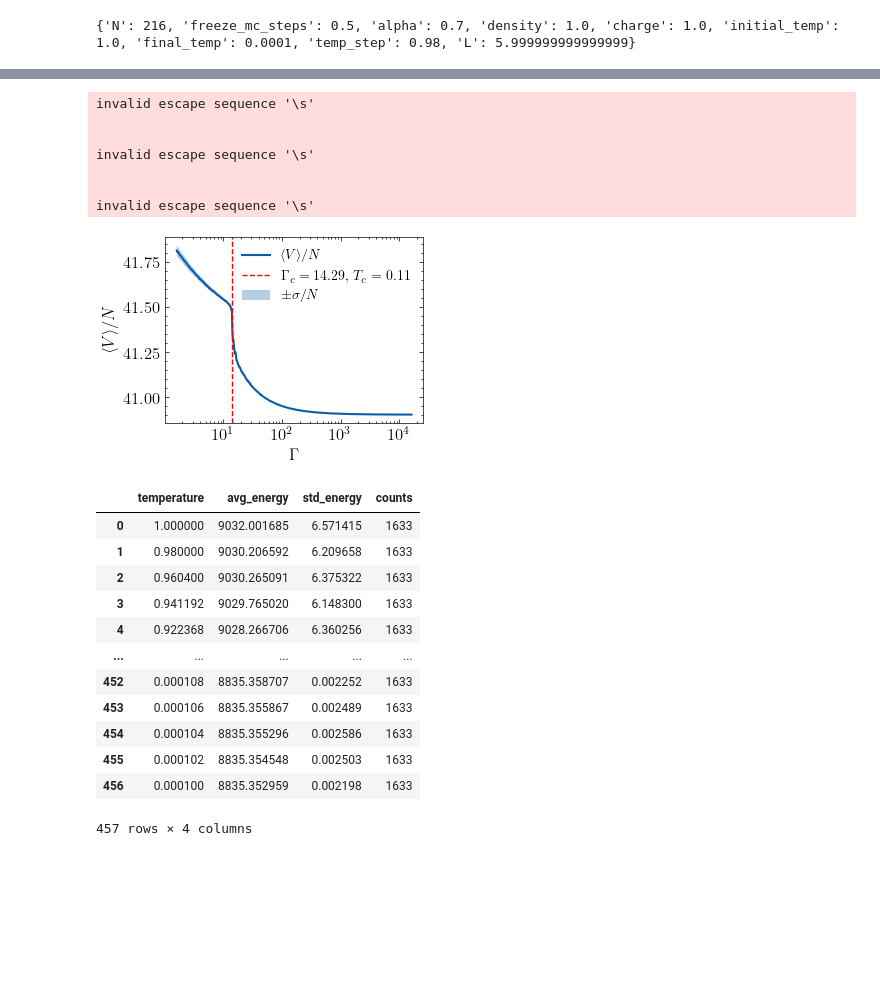
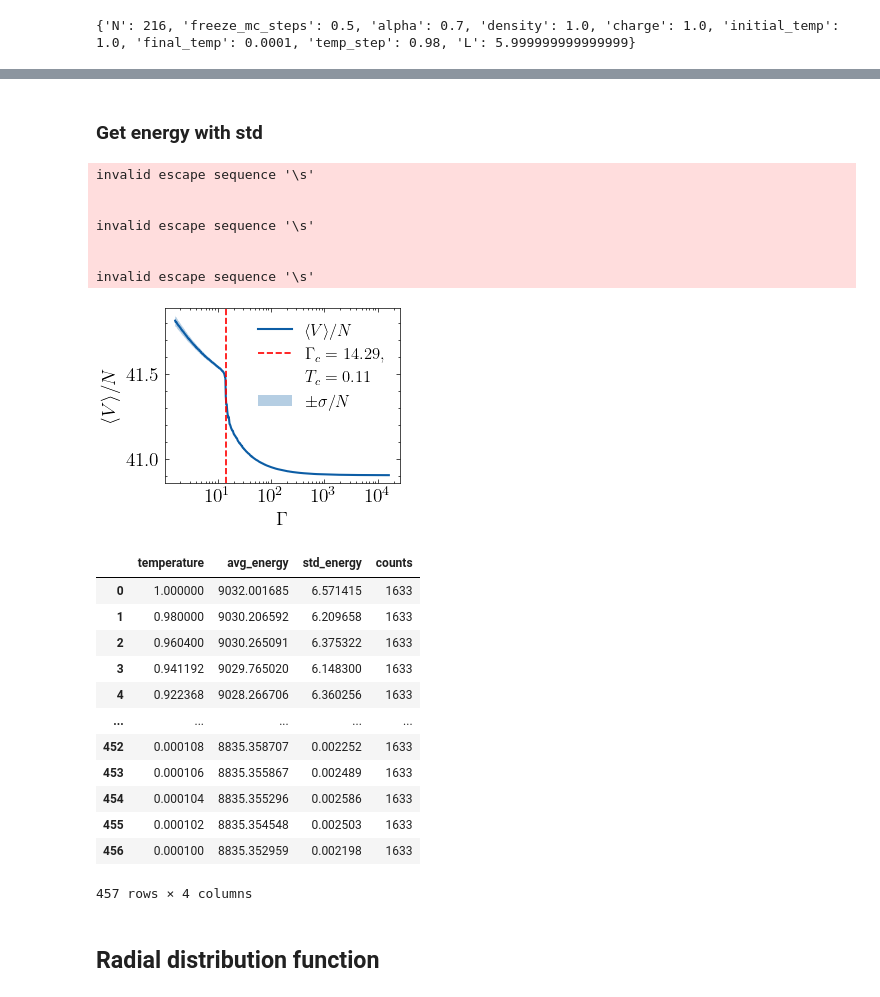
Before and after one commit to haxmxah/wigner_crystal_phase_transition, a Jupyter notebook: results_visualization.ipynb, the cells around one changed output, grey strips where cells are left out. Drawn from its saved outputs; the diff is of its cells as text; code cells hidden in the pictures; blank space fills up the shorter version.

```diff
--- a/results_visualization.ipynb
+++ b/results_visualization.ipynb
@@ -35,7 +35,7 @@ plt.rcParams.update({
     "font.family": "STIXGeneral"
 })
 
-plt.rcParams.update({'font.size': 12, 'legend.fontsize': 10,})
+plt.rcParams.update({'font.size': 14, 'legend.fontsize': 12,})
 # %%
 # plt.rcParams['figure.figsize'] = (6, 4)
 # plt.rcParams['figure.dpi'] = 100
@@ -191,10 +202,12 @@ def get_energy_cv_gamma_evolution_vs_temperature(simulation_path, parameters):
 
     # Cv vs. Gamma
     T = T
-    plt.figure()
-    plt.axvline(gamma_val, linestyle='--', linewidth= 1, color='red', label=rf"$\Gamma_c ={gamma_val:.2f}$, $T_c = {Tc_val:.2f}$")
+    plt.figure(figsize=(3.5, 2.625))
+    plt.axvline(gamma_val, linestyle='--', linewidth= 1, color='red', label=rf"$\Gamma_c ={gamma_val:.2f},$")
+    plt.plot([], [], ' ', label=rf'$T_c = {Tc_val:.2f}$')
+
     plt.axhline(3, linestyle='-.', linewidth= 1, color='grey', label = rf"$C_v = 3K_BN$")
-    plt.plot(gamma(rho, T), df['cv']/N)
+    plt.plot(gamma(rho, T), df['cv']/N, color='tab:blue')
 
     plt.xlabel(r'$\Gamma$')
     plt.ylabel(r' $C_v/K_BN$')
@@ -244,3 +257,5 @@ Results saved in: output/n216_density1.00_t1.0-0.0001-0.98/simulation_results.cs
+# %% [markdown]
+### **Get energy with std**
 # %%
 import pandas as pd
 import numpy as np
@@ -281,40 +296,47 @@ def get_detailed_energy_stats(simulation_path, df_results, parameters, discard_f
 
     stats_df = pd.DataFrame(results)
 
-    plt.figure()
+    plt.figure(figsize=(3.5, 2.625))
     T = stats_df['temperature']
     g = gamma(rho, T)
     E = stats_df['avg_energy'] / N
     err = stats_df['std_energy'] / N
 
     g_c = df_results['gamma'].values[0]
     T_c = df_results['Tc'].values[0]
 
     plt.plot(g, E, '-', linewidth=1.5, label=r'$\langle V \rangle / N$')
-    plt.axvline(g_c, linestyle='--', linewidth=1, color='red',
-                label=rf"$\Gamma_c ={g_c:.2f}$, $T_c = {T_c:.2f}$")
+    # plt.axvline(g_c, linestyle='--', linewidth=1, color='red',
+    #             label=rf"$\Gamma_c ={g_c:.2f}$, $\\T_c = {T_c:.2f}$")
+
+    plt.axvline(g_c, linestyle='--', linewidth=1.2, color='red',
+            label=rf'$\Gamma_c ={g_c:.2f},$')
+
+    plt.plot([], [], ' ', label=rf'$T_c = {T_c:.2f}$')
+
+
     plt.fill_between(g, E - err, E + err, alpha=0.3, label=r'$\pm \sigma / N$')
 
     plt.xlabel(r'$\Gamma$')
     plt.ylabel(r'$\langle V \rangle/N$')
     plt.xscale('log')
     plt.legend()
     plt.tight_layout()
     plt.savefig(simulation_path / "energy_per_particle_vs_gamma_n1.0_N216.pdf")
     plt.show()
 
     return stats_df
 
 get_detailed_energy_stats(simulation_path, df_results, parameters, discard_fraction=0.3)
 # %% [output]
 invalid escape sequence '\s'
 
 
 invalid escape sequence '\s'
 
 
 invalid escape sequence '\s'
-[figure, old version]
+[figure, new version]
 |  | temperature | avg_energy | std_energy | counts |
 | 0 | 1.000000 | 9032.001685 | 6.571415 | 1633 |
 | 1 | 0.980000 | 9030.206592 | 6.209658 | 1633 |
@@ -328,6 +350,8 @@ invalid escape sequence '\s'
 | 455 | 0.000102 | 8835.354548 | 0.002503 | 1633 |
 | 456 | 0.000100 | 8835.352959 | 0.002198 | 1633 |
 457 rows × 4 columns
+# %% [markdown]
+## **Radial distribution function**
 # %%
 def get_gdr(simulation_path, parameters):
     gdr_file = simulation_path / "rdf.out"
```
Also changed, not shown: parts of 21 cells of this notebook.
